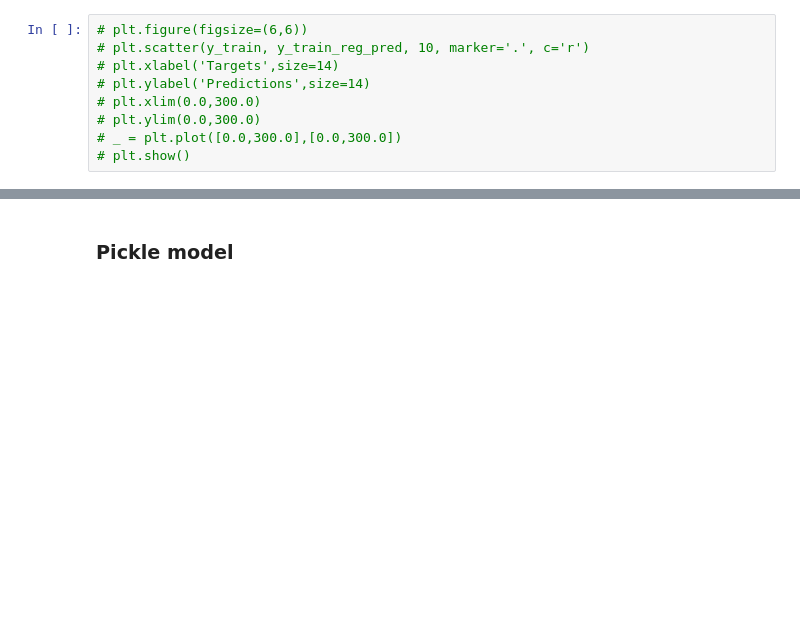
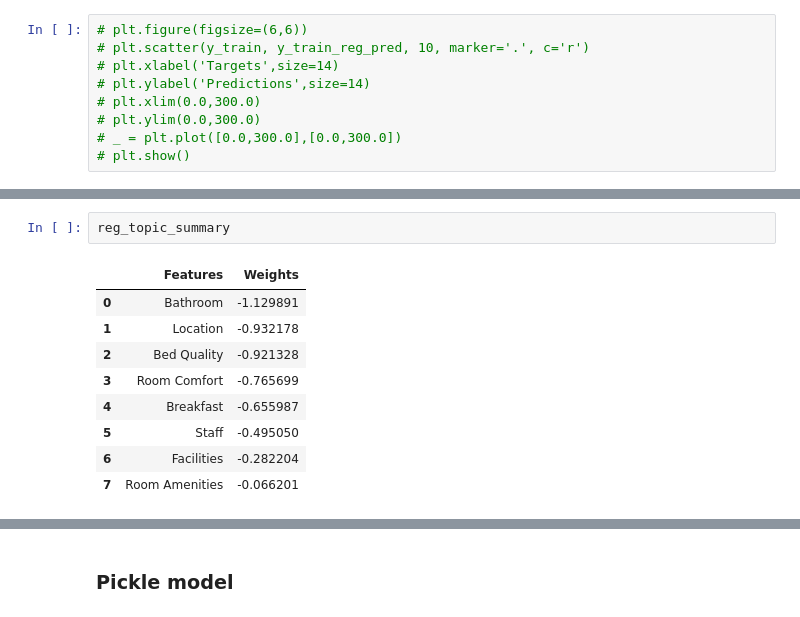
Before and after one commit to rmondini/insight-project, a Jupyter notebook: price-prediction.ipynb, the cells around one changed output, grey strips where cells are left out. Saved outputs shown, nothing was run; the diff lists cells and outputs as text; blank space fills up the shorter version.

```diff
--- a/price-prediction.ipynb
+++ b/price-prediction.ipynb
@@ -453,0 +467,12 @@ intercept =  [60.50735464]
+# %%
+reg_topic_summary
+# %% [output]
+|  | Features | Weights |
+| 0 | Bathroom | -1.129891 |
+| 1 | Location | -0.932178 |
+| 2 | Bed Quality | -0.921328 |
+| 3 | Room Comfort | -0.765699 |
+| 4 | Breakfast | -0.655987 |
+| 5 | Staff | -0.495050 |
+| 6 | Facilities | -0.282204 |
+| 7 | Room Amenities | -0.066201 |
```
Also changed, not shown: parts of 5 cells of this notebook.
